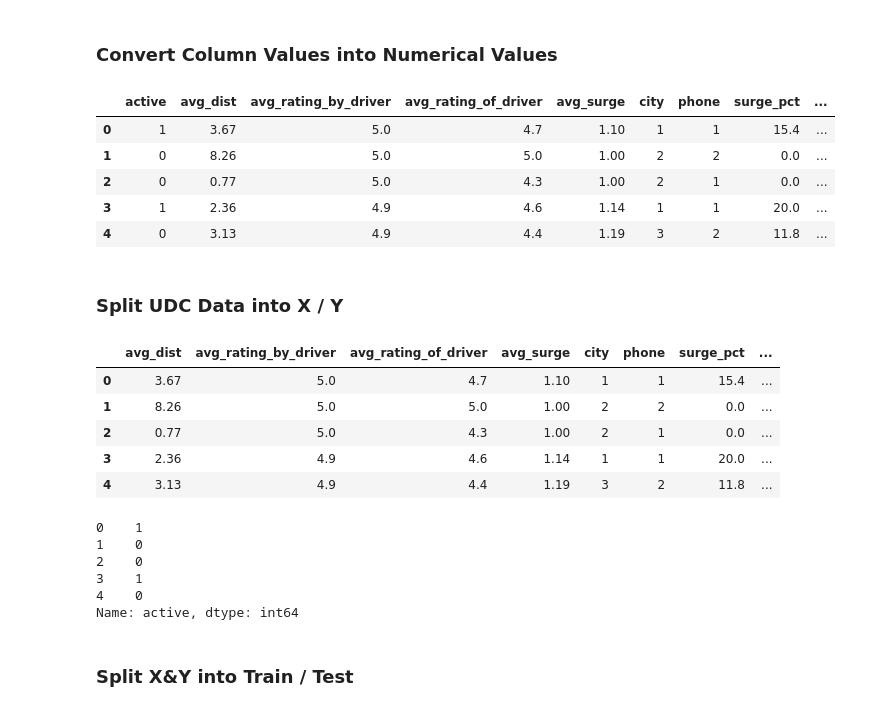
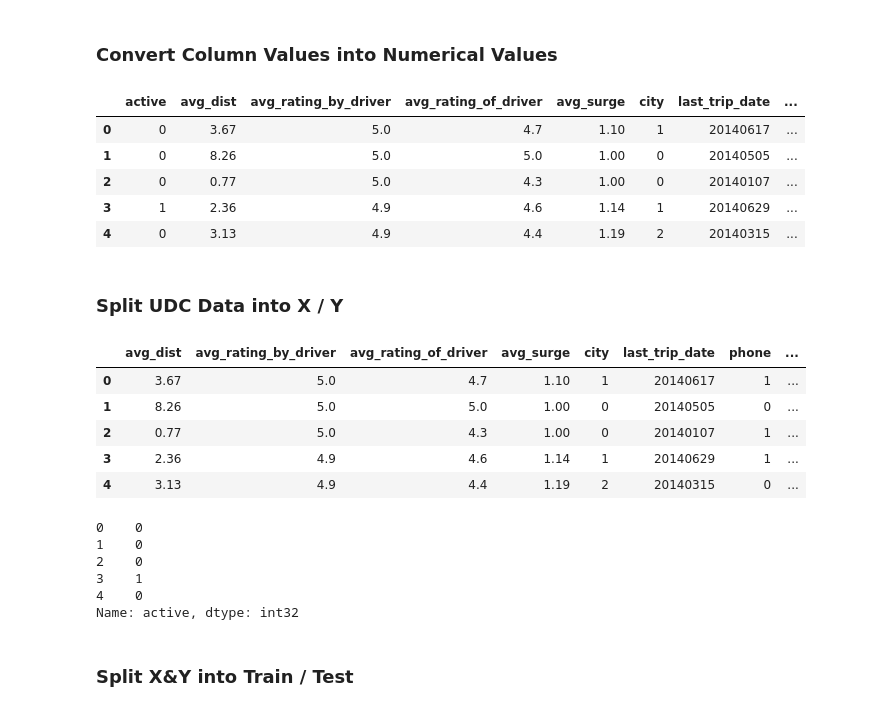
Before and after one commit to milesin3d/Springboard-MiniProjects, a Jupyter notebook: Ultimate Technologies Inc/Utimate_Technologies_Inc.ipynb, the cells around one changed output. Saved outputs shown, nothing was run; the diff lists cells and outputs as text; code cells hidden in the pictures.

```diff
--- a/Ultimate Technologies Inc/Utimate_Technologies_Inc.ipynb
+++ b/Ultimate Technologies Inc/Utimate_Technologies_Inc.ipynb
@@ -388,10 +385,9 @@ weekday_pct                 0
 null_count                  0
 dtype: int64
 # %%
-# remove rows with nan values
+# address nans in 'phone' column with 'unknown' value
 
-udc = udc.dropna()
-
+udc['phone'] = udc['phone'].cat.add_categories('Unknown').fillna('Unknown')
 print(udc.isna().sum())
 # %% [output]
 avg_dist                  0
@@ -428,16 +424,12 @@ However, a toll bridge, with a two­way toll, between the two cities causes driv
 # %%
 # create active column
 
-newest_date = max(list(udc['last_trip_date']))
-oldest_date = min(list(udc['last_trip_date']))
-active_date = newest_date - timedelta(days=30)
+# predicting _ months into the future from the signup date
+pred_month = 6
+active_timedelta = timedelta(days=pred_month*30) - timedelta(days=30)
 
-print('Newest Date:', newest_date.date())
-print('Oldest Date:', oldest_date.date())
-print('Active Date:', active_date.date())
-
-# if last_trip_date was within 30 days of the newest date
-udc['active'] = np.where(udc['last_trip_date'] >= active_date, 'Active', 'Inactive')
+# add 6 months to the signup_date, subtract 30 days and compare to last_trip_date -> Active/Inactive
+udc['active'] = np.where(udc['last_trip_date'] >= udc['signup_date'] + active_timedelta, 1, 0)
 
 # move the 'active' column to the front
 udc = udc[udc.columns.tolist()[-1:] + udc.columns.tolist()[0:-1]]
@@ -522,10 +511,6 @@ The data is in the attached file Ultimate_data_challenge.json. See below for a d
 # %% [markdown]
 ## Correlation Matrix
 # %%
-# convert active column to 1/0
-act_dict = {'Active': 1, 'Inactive': 0}
-udc = udc.replace({'active':act_dict})
-
 # compute the correlation matrix
 corr = udc.corr()
 
@@ -564,31 +553,31 @@ With an initial look at the data through the correlation plot for determining if
 # %% [markdown]
 ### Convert Column Values into Numerical Values
 # %%
-# convert cities into numerical values
-city_map = {"King's Landing":1, 'Astapor':2, 'Winterfell':3} # double quote for the ' in Kings
-udc.city = udc.city.map(city_map)
+# convert categorical columns into numerical values
+udc['city'] = udc['city'].cat.codes
+udc['phone'] = udc['phone'].cat.codes
 
-# convert phones into numerical values
-phone_map = {'iPhone':1, 'Android':2}
-udc.phone = udc.phone.map(phone_map)
+# https://towardsdatascience.com/encoding-categorical-features-21a2651a065c
+# https://www.datacamp.com/community/tutorials/categorical-data
 
-# Convert ultimate_black_user into numerical values
+# convert ultimate_black_user into numerical values
 udc.ultimate_black_user = udc.ultimate_black_user.apply(lambda x: 1 if x else 0)
 
-# remove date columns
-udc.drop(['last_trip_date','signup_date', 'null_count'], axis = 1, inplace=True)
+# convert date columns into numberical values
+udc['last_trip_date'] = udc['last_trip_date'].dt.strftime("%Y%m%d")
+udc['signup_date'] = udc['signup_date'].dt.strftime("%Y%m%d")
 
 # check for null values
 assert udc.isnull().sum().sum()==0
 
 udc.head()
 # %% [output]
-|  | active | avg_dist | avg_rating_by_driver | avg_rating_of_driver | avg_surge | city | phone | surge_pct | ... |
-| 0 | 1 | 3.67 | 5.0 | 4.7 | 1.10 | 1 | 1 | 15.4 | ... |
-| 1 | 0 | 8.26 | 5.0 | 5.0 | 1.00 | 2 | 2 | 0.0 | ... |
-| 2 | 0 | 0.77 | 5.0 | 4.3 | 1.00 | 2 | 1 | 0.0 | ... |
-| 3 | 1 | 2.36 | 4.9 | 4.6 | 1.14 | 1 | 1 | 20.0 | ... |
-| 4 | 0 | 3.13 | 4.9 | 4.4 | 1.19 | 3 | 2 | 11.8 | ... |
+|  | active | avg_dist | avg_rating_by_driver | avg_rating_of_driver | avg_surge | city | last_trip_date | ... |
+| 0 | 0 | 3.67 | 5.0 | 4.7 | 1.10 | 1 | 20140617 | ... |
+| 1 | 0 | 8.26 | 5.0 | 5.0 | 1.00 | 0 | 20140505 | ... |
+| 2 | 0 | 0.77 | 5.0 | 4.3 | 1.00 | 0 | 20140107 | ... |
+| 3 | 1 | 2.36 | 4.9 | 4.6 | 1.14 | 1 | 20140629 | ... |
+| 4 | 0 | 3.13 | 4.9 | 4.4 | 1.19 | 2 | 20140315 | ... |
 # %% [markdown]
 ### Split UDC Data into X / Y
 # %%
@@ -599,24 +588,24 @@ X = udc.drop(['active'], axis=1)
 
 X.head()
 # %% [output]
-|  | avg_dist | avg_rating_by_driver | avg_rating_of_driver | avg_surge | city | phone | surge_pct | ... |
-| 0 | 3.67 | 5.0 | 4.7 | 1.10 | 1 | 1 | 15.4 | ... |
-| 1 | 8.26 | 5.0 | 5.0 | 1.00 | 2 | 2 | 0.0 | ... |
-| 2 | 0.77 | 5.0 | 4.3 | 1.00 | 2 | 1 | 0.0 | ... |
-| 3 | 2.36 | 4.9 | 4.6 | 1.14 | 1 | 1 | 20.0 | ... |
-| 4 | 3.13 | 4.9 | 4.4 | 1.19 | 3 | 2 | 11.8 | ... |
+|  | avg_dist | avg_rating_by_driver | avg_rating_of_driver | avg_surge | city | last_trip_date | phone | ... |
+| 0 | 3.67 | 5.0 | 4.7 | 1.10 | 1 | 20140617 | 1 | ... |
+| 1 | 8.26 | 5.0 | 5.0 | 1.00 | 0 | 20140505 | 0 | ... |
+| 2 | 0.77 | 5.0 | 4.3 | 1.00 | 0 | 20140107 | 1 | ... |
+| 3 | 2.36 | 4.9 | 4.6 | 1.14 | 1 | 20140629 | 1 | ... |
+| 4 | 3.13 | 4.9 | 4.4 | 1.19 | 2 | 20140315 | 0 | ... |
 # %%
-# create Y
+# create y
 
 y = udc['active']
 y.head()
 # %% [output]
-0    1
+0    0
 1    0
 2    0
 3    1
 4    0
-Name: active, dtype: int64
+Name: active, dtype: int32
 # %% [markdown]
 ### Split X&Y into Train / Test
 # %%
```
Also changed, not shown: parts of 50 cells of this notebook.
